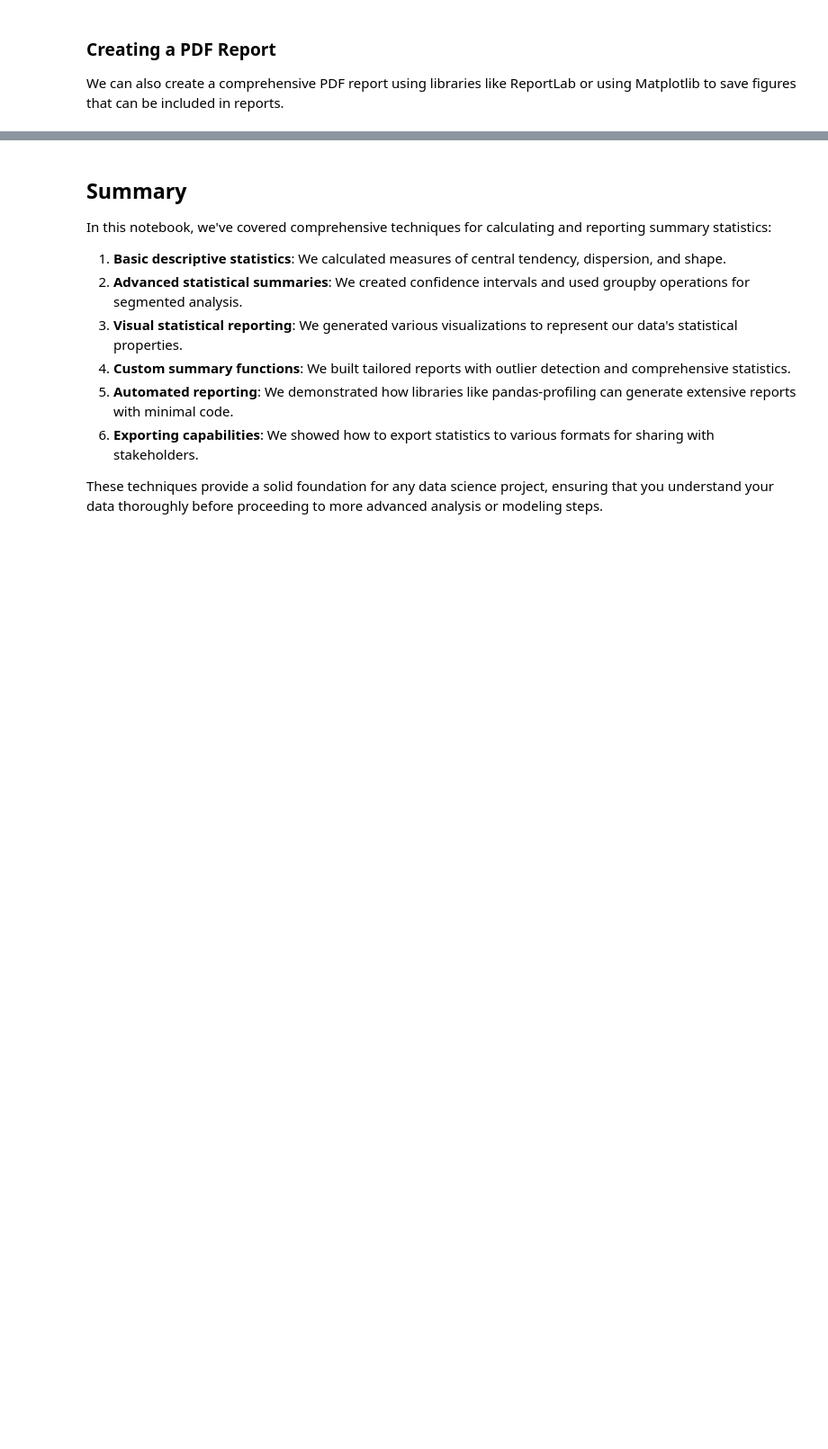
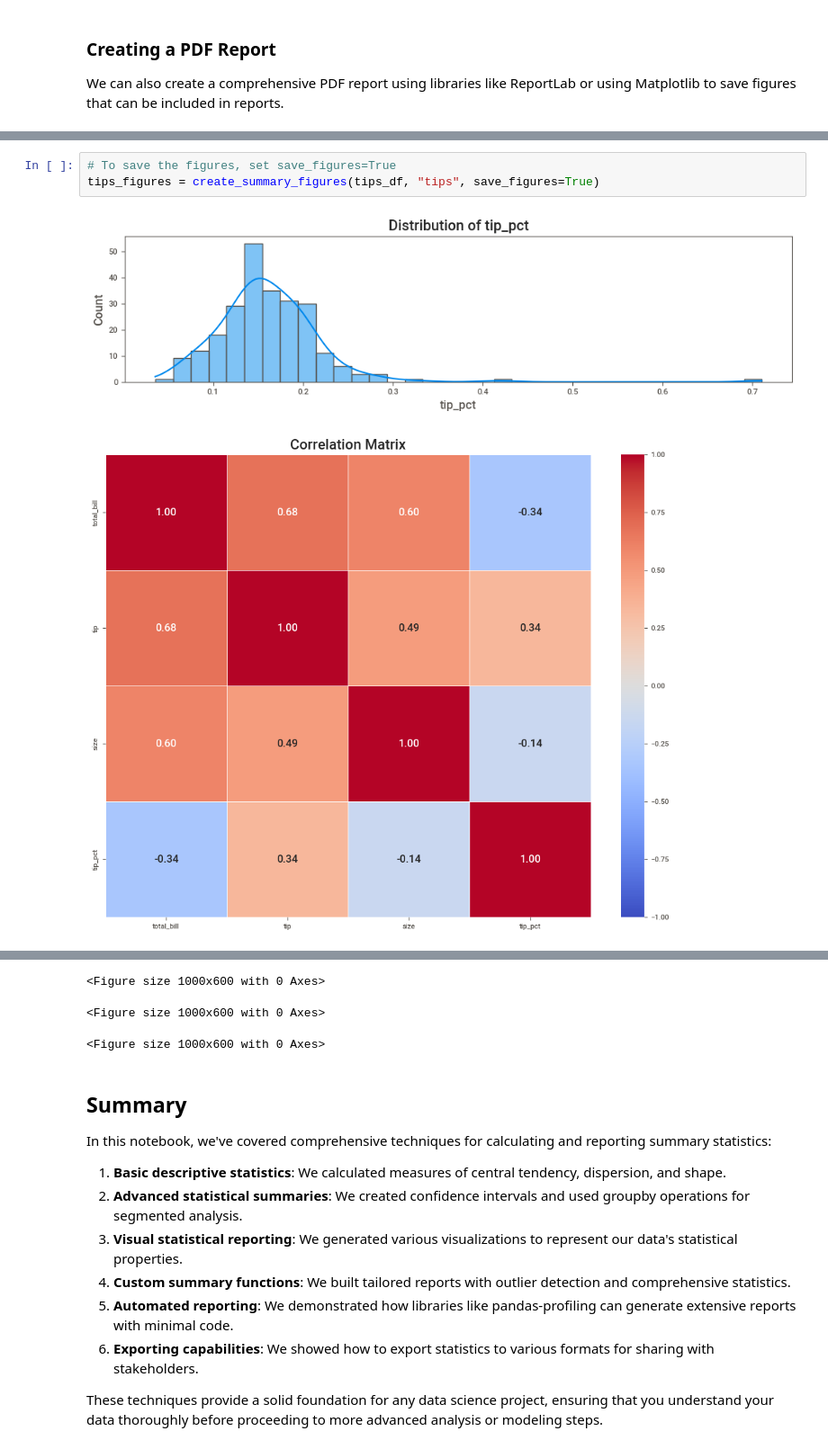
Before and after one commit to pavelklos/ai-ml, a Jupyter notebook: 1-DS/01-01-19.ipynb, the cells around one changed output, grey strips where cells are left out. Shown at 90% size. Drawn from its saved outputs; the diff is of its cells as text; blank space fills up the shorter version.

```diff
--- a/1-DS/01-01-19.ipynb
+++ b/1-DS/01-01-19.ipynb
@@ -670,0 +1132,6 @@ tips_figures = create_summary_figures(tips_df, "tips", save_figures=False)
+# %%
+# To save the figures, set save_figures=True
+tips_figures = create_summary_figures(tips_df, "tips", save_figures=True)
+# %% [output]
+[figure, added]
+[figure, added]
@@ -671,3 +1140,6 @@ tips_figures = create_summary_figures(tips_df, "tips", save_figures=False)
+<Figure size 1000x600 with 0 Axes>
+<Figure size 1000x600 with 0 Axes>
+<Figure size 1000x600 with 0 Axes>
 # %% [markdown]
 ## Summary
 
```
Also changed, not shown: parts of 27 cells of this notebook.
